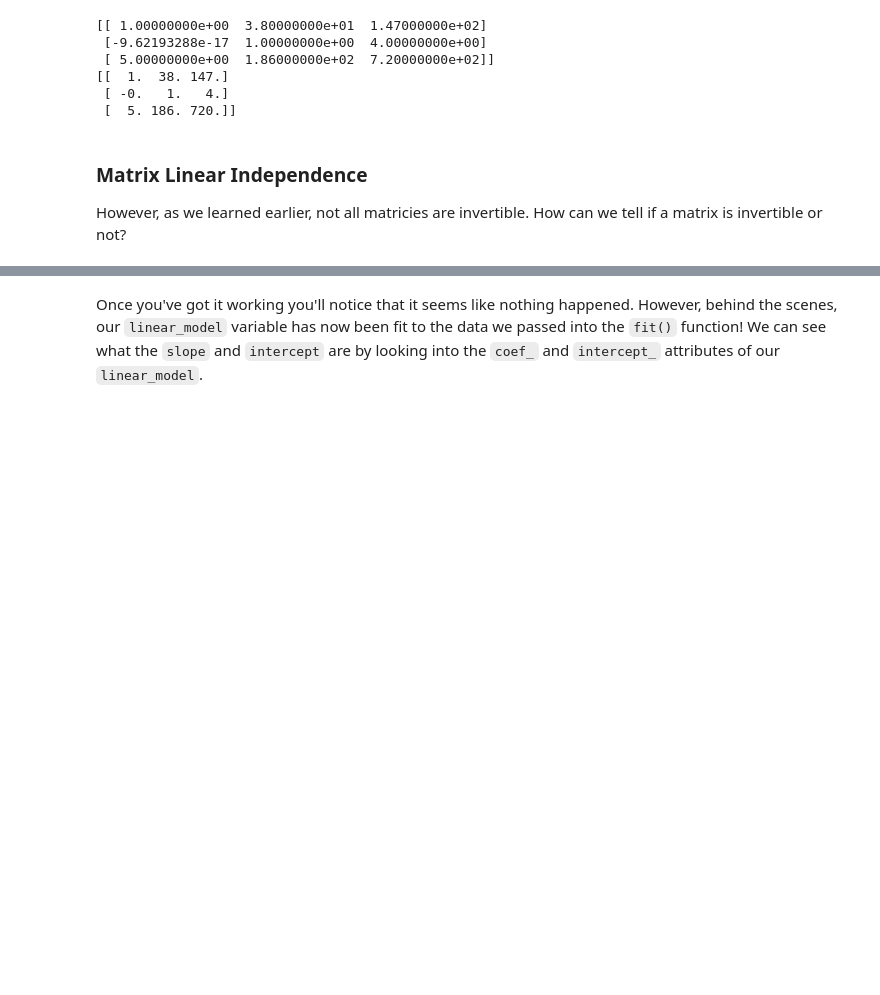
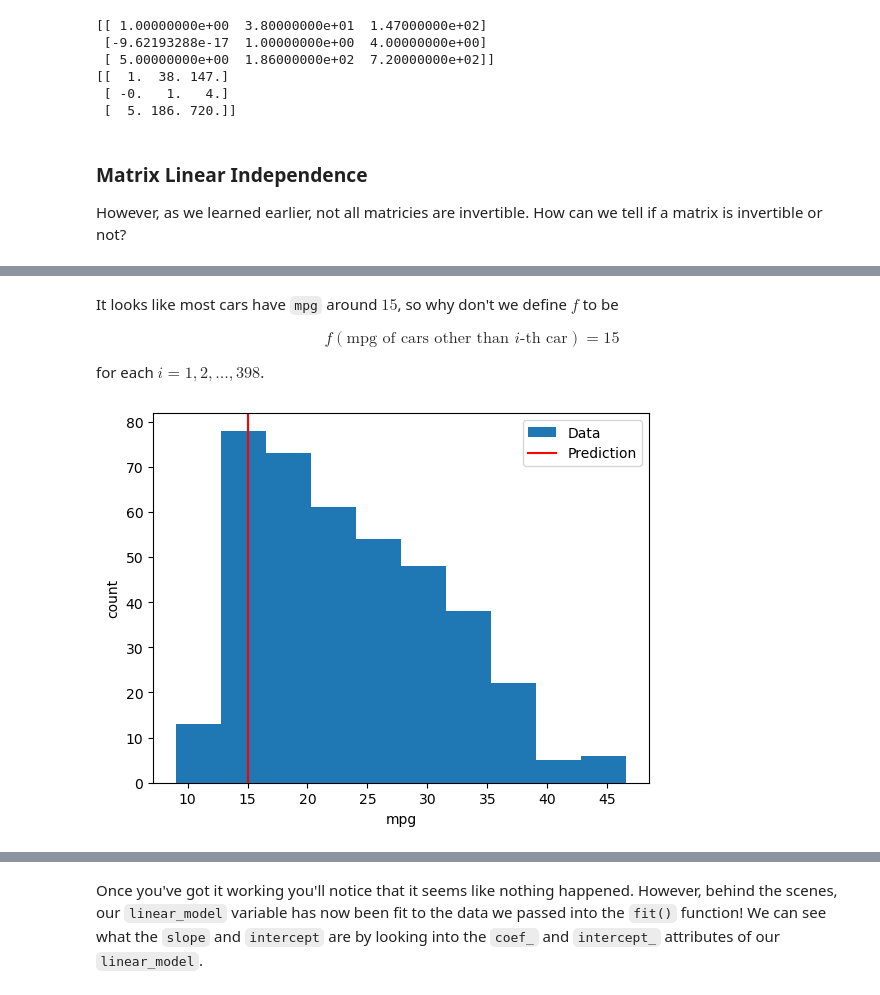
Before and after one commit to DragonKyro/Fall_2022_SAAS_ED_Materials, a Jupyter notebook: Fall_2022_Lectures/Lecture_6/Lecture_6.ipynb, the cells around one changed output, grey strips where cells are left out. Saved outputs shown, nothing was run; the diff lists cells and outputs as text; code cells hidden in the pictures; blank space fills up the shorter version.

```diff
--- a/Fall_2022_Lectures/Lecture_6/Lecture_6.ipynb
+++ b/Fall_2022_Lectures/Lecture_6/Lecture_6.ipynb
@@ -443,0 +334,16 @@ mpg_train.plot.scatter(...)
+# %% [markdown]
+It looks like most cars have `mpg` around $15$, so why don't we define $f$ to be
+
+$$f(\text{mpg of cars other than $i$-th car}) = 15$$
+
+for each $i = 1, 2, \dots, 398$.
+# %%
+prediction_1 = ...
+plt.hist(mpg, label='Data')
+plt.axvline(prediction_1, color = 'red', label='Prediction')
+plt.xlabel('mpg')
+plt.ylabel('count')
+plt.legend()
+plt.show()
+# %% [output]
+[figure, added]
```
Also changed, not shown: parts of 116 cells of this notebook, 6 other files.
